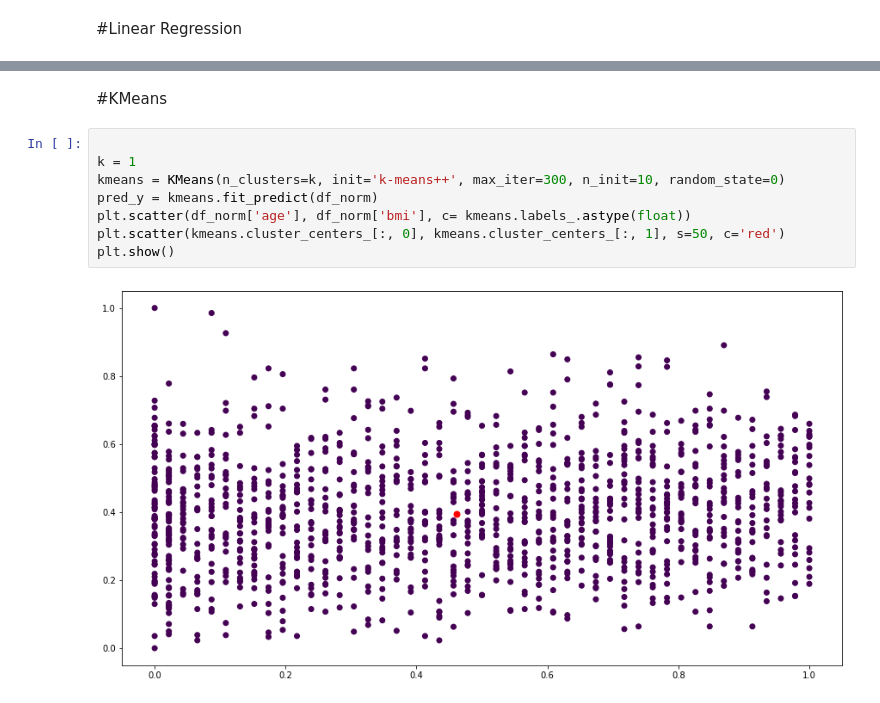
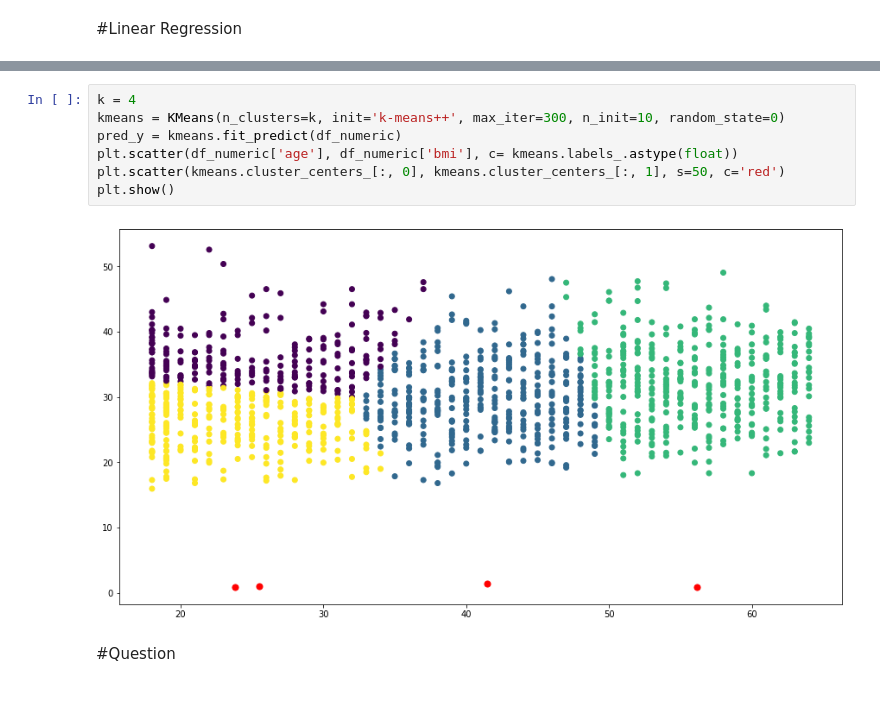
Before and after one commit to uofldmlab/IntroDMLab, a Jupyter notebook: demo_lab_02.ipynb, the cells around one changed output, grey strips where cells are left out. Drawn from its saved outputs; the diff is of its cells as text.

```diff
--- a/demo_lab_02.ipynb
+++ b/demo_lab_02.ipynb
@@ -89,12 +116,11 @@ slope: [0.05869476]
+# %%
+k = 4
+kmeans = KMeans(n_clusters=k, init='k-means++', max_iter=300, n_init=10, random_state=0)
+pred_y = kmeans.fit_predict(df_numeric)
+plt.scatter(df_numeric['age'], df_numeric['bmi'], c= kmeans.labels_.astype(float))
+plt.scatter(kmeans.cluster_centers_[:, 0], kmeans.cluster_centers_[:, 1], s=50, c='red')
+plt.show()
+# %% [output]
+[figure, added]
 # %% [markdown]
-#KMeans
+#Question
-# %%
-
-k = 1
-kmeans = KMeans(n_clusters=k, init='k-means++', max_iter=300, n_init=10, random_state=0)
-pred_y = kmeans.fit_predict(df_norm)
-plt.scatter(df_norm['age'], df_norm['bmi'], c= kmeans.labels_.astype(float))
-plt.scatter(kmeans.cluster_centers_[:, 0], kmeans.cluster_centers_[:, 1], s=50, c='red')
-plt.show()
-# %% [output]
-[figure, removed]
```
Also changed, not shown: parts of 34 cells of this notebook.
